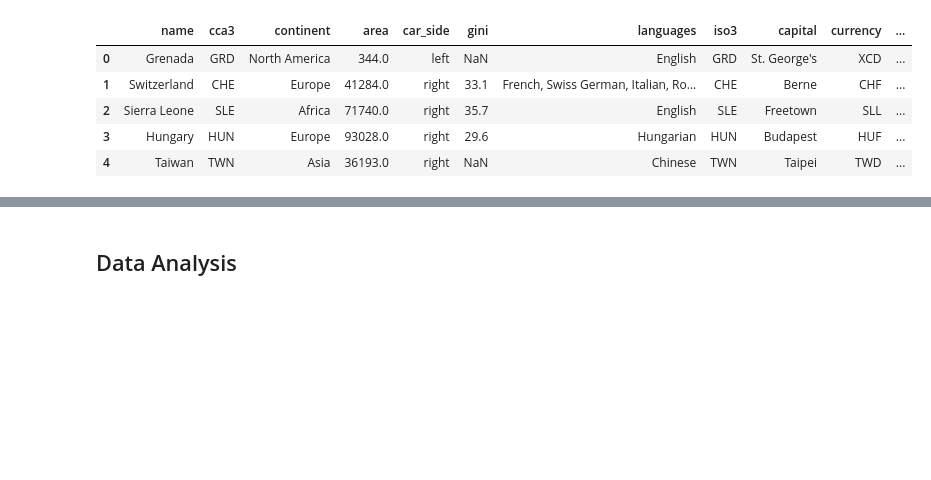
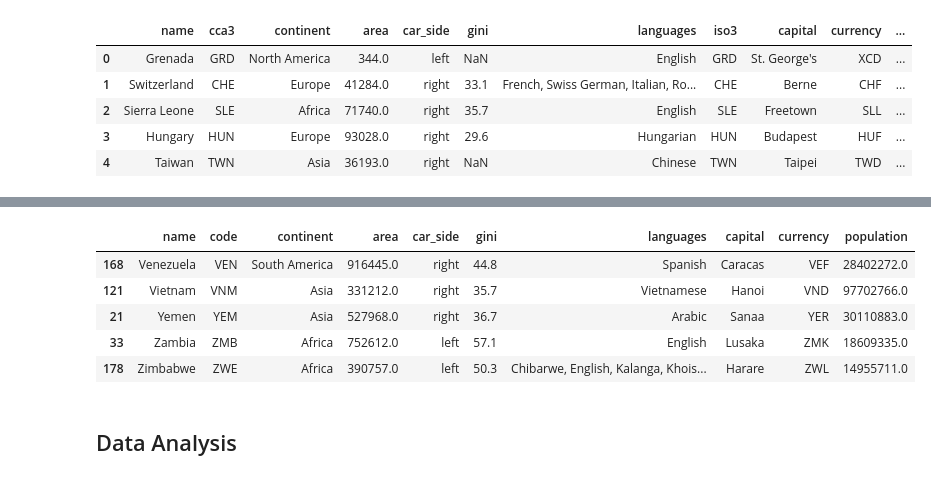
Before and after one commit to nadpierre/countries-eda-project, a Jupyter notebook: Country Analysis.ipynb, the cells around one changed output, grey strips where cells are left out. Drawn from its saved outputs; the diff is of its cells as text; code cells hidden in the pictures; blank space fills up the shorter version.

```diff
--- a/Country Analysis.ipynb
+++ b/Country Analysis.ipynb
@@ -257,2 +284,11 @@ countries.head()
+# %%
+countries.tail()
+# %% [output]
+|  | name | code | continent | area | car_side | gini | languages | capital | currency | population |
+| 168 | Venezuela | VEN | South America | 916445.0 | right | 44.8 | Spanish | Caracas | VEF | 28402272.0 |
+| 121 | Vietnam | VNM | Asia | 331212.0 | right | 35.7 | Vietnamese | Hanoi | VND | 97702766.0 |
+| 21 | Yemen | YEM | Asia | 527968.0 | right | 36.7 | Arabic | Sanaa | YER | 30110883.0 |
+| 33 | Zambia | ZMB | Africa | 752612.0 | left | 57.1 | English | Lusaka | ZMK | 18609335.0 |
+| 178 | Zimbabwe | ZWE | Africa | 390757.0 | left | 50.3 | Chibarwe, English, Kalanga, Khois... | Harare | ZWL | 14955711.0 |
 # %% [markdown]
 ## Data Analysis
```
Also changed, not shown: parts of 2 cells of this notebook.
